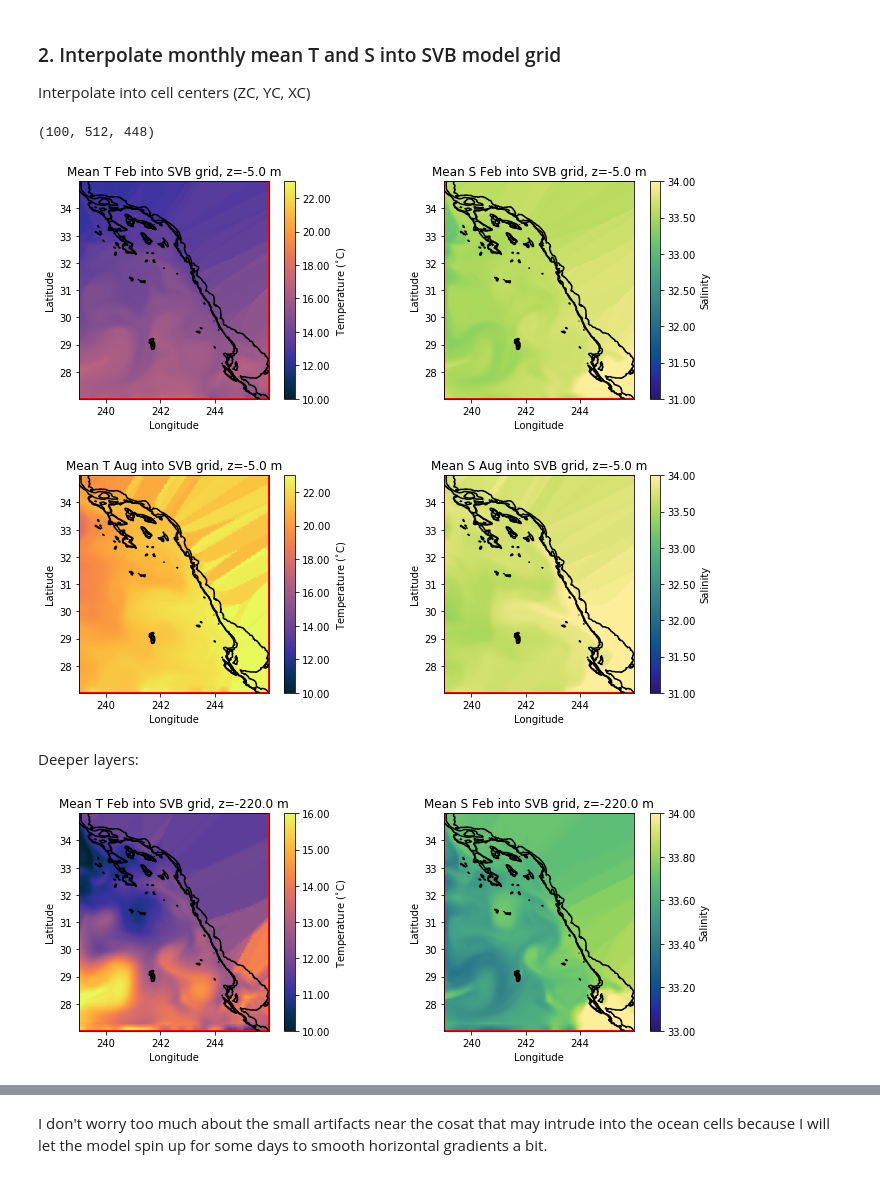
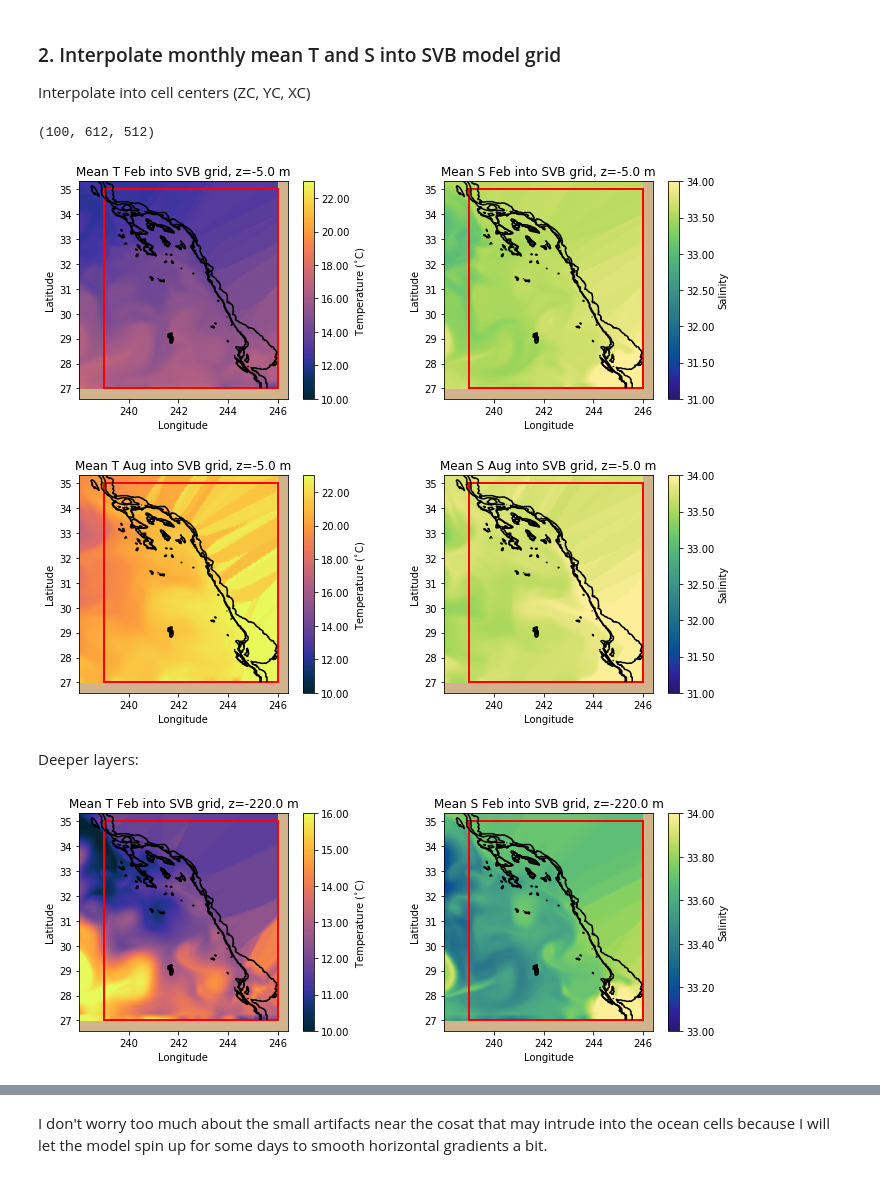
Before and after one commit to anakarinarm/notebooks_SVB, a Jupyter notebook: bathy/T_and_S_from_CASE-STSE.ipynb, the cells around one changed output, grey strips where cells are left out. Drawn from its saved outputs; the diff is of its cells as text; code cells hidden in the pictures.

```diff
--- a/bathy/T_and_S_from_CASE-STSE.ipynb
+++ b/bathy/T_and_S_from_CASE-STSE.ipynb
@@ -114,8 +115,8 @@ def plot_fld_anim(ax,XC,YC,eta_slice,title,vmin=-0.15, vmax=0.15,cmap=cmo.cm.bal
     height = 8
     rect = patches.Rectangle((239,27),width,height,linewidth=2,edgecolor='r', facecolor='none')
     ax.add_patch(rect)
-    ax.set_xlim(XC[0],XC[-1],)
-    ax.set_ylim(YC[0],YC[-1],)
+    #ax.set_xlim(XC[0],XC[-1],)
+    #ax.set_ylim(YC[0],YC[-1],)
 
     return(ax)
 # %% [markdown]
@@ -262,17 +261,20 @@ outdir = '/Users/Karina/Tools/MITgcm/SVB/05_448x512x100/01_base/mnc_test_0001/'
+# %%
+outdir = '/Volumes/balaenopter/06_512x612x100_ORL_SVB/01_SVB_febTS/'
 # %%
 # Load grid variables
-bat = mit.mnc.mnc_files(outdir+'grid.t*.nc', layout='exch2')
-depth_SVB = bat.variables['Depth'][:]
-YC_svb = bat.variables['YC'][:]
-XC_svb = bat.variables['XC'][:]
-ZC_svb = bat.variables['RC'][:]
+ds = open_mdsdataset(outdir, prefix=['eta'], iters=[10])
+depth_SVB = ds['Depth'][:]
+Yy = ds['YC'][:]
+Xx= ds['XC'][:]
+ZC_svb = ds['Z'][:]
 
-hFacC = bat.variables['HFacC'][:]
+XC_svb, YC_svb = np.meshgrid(Xx,Yy)
+
+hFacC = ds['hFacC'][:]
 hfac = np.ma.masked_values(hFacC, 0)
 mask = np.ma.getmask(hfac)
 dep_masked = np.ma.masked_values(depth,0)
 mask_dep = np.ma.getmask(dep_masked)
-bat.close()
 # %%
 def interp_into_SVBgrid(fld, XX,YY,ZZ):
     '''Interpolate mean fileds form CASE-STSE into SVB model grid
@@ -294,10 +296,10 @@ def interp_into_SVBgrid(fld, XX,YY,ZZ):
     fld_interp = fn_lin(xyz_list)
     return(fld_interp)
 # %%
-T_feb_interp = interp_into_SVBgrid(T_feb_noNaN, XC_svb-2, YC_svb,ZC_svb) # XC_svb-2 comes from offset that needs
-S_feb_interp = interp_into_SVBgrid(S_feb_noNaN, XC_svb-2, YC_svb,ZC_svb) # to be fixed in the model - fixed after run 01/ exp 05
-T_aug_interp = interp_into_SVBgrid(T_aug_noNaN, XC_svb-2, YC_svb,ZC_svb)
-S_aug_interp = interp_into_SVBgrid(S_aug_noNaN, XC_svb-2, YC_svb,ZC_svb)
+T_feb_interp = interp_into_SVBgrid(T_feb_noNaN, XC_svb, YC_svb,ZC_svb)
+S_feb_interp = interp_into_SVBgrid(S_feb_noNaN, XC_svb, YC_svb,ZC_svb)
+T_aug_interp = interp_into_SVBgrid(T_aug_noNaN, XC_svb, YC_svb,ZC_svb)
+S_aug_interp = interp_into_SVBgrid(S_aug_noNaN, XC_svb, YC_svb,ZC_svb)
 # %%
 nxx = len(XC_svb[0,:])
 nyy = len(YC_svb[:,0])
@@ -309,50 +311,51 @@ S_feb_reshape = np.reshape(S_feb_interp, (nzz,nyy,nxx))
 T_aug_reshape = np.reshape(T_aug_interp, (nzz,nyy,nxx))
 S_aug_reshape = np.reshape(S_aug_interp, (nzz,nyy,nxx))
 # %% [output]
-(100, 512, 448)
+(100, 612, 512)
 # %%
 fig, (ax0, ax1) = plt.subplots(1,2, figsize=(12,4))
 zz = 0
-ax0 = plot_fld_anim(ax0,XC_svb[0,:]-2,YC_svb[:,0],T_feb_reshape[zz,:,:],'Mean T Feb into SVB grid, z=%1.1f m' %(ZC[zz]),
+ax0 = plot_fld_anim(ax0,XC_svb[0,:],YC_svb[:,0],T_feb_reshape[zz,:,:],'Mean T Feb into SVB grid, z=%1.1f m' %(ZC[zz]),
                     vmin=10,vmax=23,cmap=cmo.cm.thermal,clab='Temperature ($^{\circ}$C)')
-cn0 = ax0.contour(XC_svb-2,YC_svb,depth_SVB, levels=[0,250, 500], colors='k')
+cn0 = ax0.contour(XC_svb,YC_svb,depth_SVB, levels=[0,250, 500], colors='k')
 
-ax1 = plot_fld_anim(ax1,XC_svb[0,:]-2,YC_svb[:,0],S_feb_reshape[zz,:,:],'Mean S Feb into SVB grid, z=%1.1f m' %(ZC[zz]),
+ax1 = plot_fld_anim(ax1,XC_svb[0,:],YC_svb[:,0],S_feb_reshape[zz,:,:],'Mean S Feb into SVB grid, z=%1.1f m' %(ZC[zz]),
                     vmin=31,vmax=34,cmap=cmo.cm.haline,clab='Salinity')
-cn1 = ax1.contour(XC_svb-2,YC_svb,depth_SVB, levels=[0,250, 500], colors='k')
+cn1 = ax1.contour(XC_svb,YC_svb,depth_SVB, levels=[0,250, 500], colors='k')
+
 plt.show()
 # %% [output]
-[figure, old version]
+[figure, new version]
 # %%
 fig, (ax0, ax1) = plt.subplots(1,2, figsize=(12,4))
 zz = 0
-ax0 = plot_fld_anim(ax0,XC_svb[0,:]-2,YC_svb[:,0],T_aug_reshape[zz,:,:],'Mean T Aug into SVB grid, z=%1.1f m' %(ZC[zz]),
+ax0 = plot_fld_anim(ax0,XC_svb[0,:],YC_svb[:,0],T_aug_reshape[zz,:,:],'Mean T Aug into SVB grid, z=%1.1f m' %(ZC[zz]),
                     vmin=10,vmax=23,cmap=cmo.cm.thermal,clab='Temperature ($^{\circ}$C)')
-cn0 = ax0.contour(XC_svb-2,YC_svb,depth_SVB, levels=[0,250, 500], colors='k')
+cn0 = ax0.contour(XC_svb,YC_svb,depth_SVB, levels=[0,250, 500], colors='k')
 
-ax1 = plot_fld_anim(ax1,XC_svb[0,:]-2,YC_svb[:,0],S_aug_reshape[zz,:,:],'Mean S Aug into SVB grid, z=%1.1f m' %(ZC[zz]),
+ax1 = plot_fld_anim(ax1,XC_svb[0,:],YC_svb[:,0],S_aug_reshape[zz,:,:],'Mean S Aug into SVB grid, z=%1.1f m' %(ZC[zz]),
                     vmin=31,vmax=34,cmap=cmo.cm.haline,clab='Salinity')
-cn1 = ax1.contour(XC_svb-2,YC_svb,depth_SVB, levels=[0,250, 500], colors='k')
+cn1 = ax1.contour(XC_svb,YC_svb,depth_SVB, levels=[0,250, 500], colors='k')
 plt.show()
 # %% [output]
-[figure, old version]
+[figure, new version]
 # %% [markdown]
 Deeper layers:
 # %%
 fig, (ax0, ax1) = plt.subplots(1,2, figsize=(12,4))
 zz = 20
-ax0 = plot_fld_anim(ax0,XC_svb[0,:]-2,YC_svb[:,0],T_feb_reshape[zz,:,:],
+ax0 = plot_fld_anim(ax0,XC_svb[0,:],YC_svb[:,0],T_feb_reshape[zz,:,:],
                     'Mean T Feb into SVB grid, z=%1.1f m' %(ZC[zz]),
                     vmin=10,vmax=16,cmap=cmo.cm.thermal,clab='Temperature ($^{\circ}$C)')
-cn0 = ax0.contour(XC_svb-2,YC_svb,depth_SVB, levels=[0,250, 500], colors='k')
+cn0 = ax0.contour(XC_svb,YC_svb,depth_SVB, levels=[0,250, 500], colors='k')
 
-ax1 = plot_fld_anim(ax1,XC_svb[0,:]-2,YC_svb[:,0],S_feb_reshape[zz,:,:],
+ax1 = plot_fld_anim(ax1,XC_svb[0,:],YC_svb[:,0],S_feb_reshape[zz,:,:],
                     'Mean S Feb into SVB grid, z=%1.1f m' %(ZC[zz]),
                     vmin=34,vmax=33,cmap=cmo.cm.haline,clab='Salinity')
-cn1 = ax1.contour(XC_svb-2,YC_svb,depth_SVB, levels=[0,250, 500], colors='k')
+cn1 = ax1.contour(XC_svb,YC_svb,depth_SVB, levels=[0,250, 500], colors='k')
 plt.show()
 # %% [output]
-[figure, old version]
+[figure, new version]
 # %%
 fig, (ax0, ax1) = plt.subplots(1,2, figsize=(12,4))
 zz = 50
```
Also changed, not shown: parts of 8 cells of this notebook, 4 other files.
